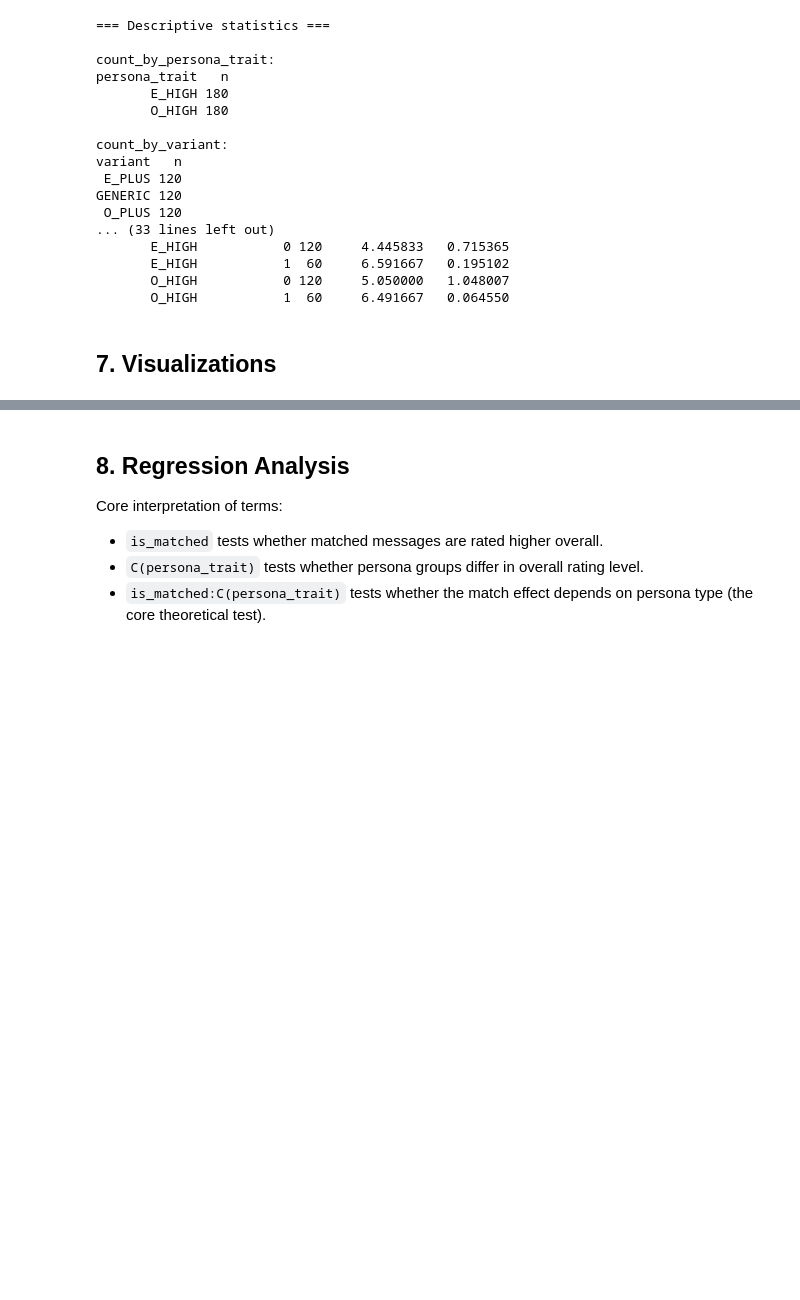
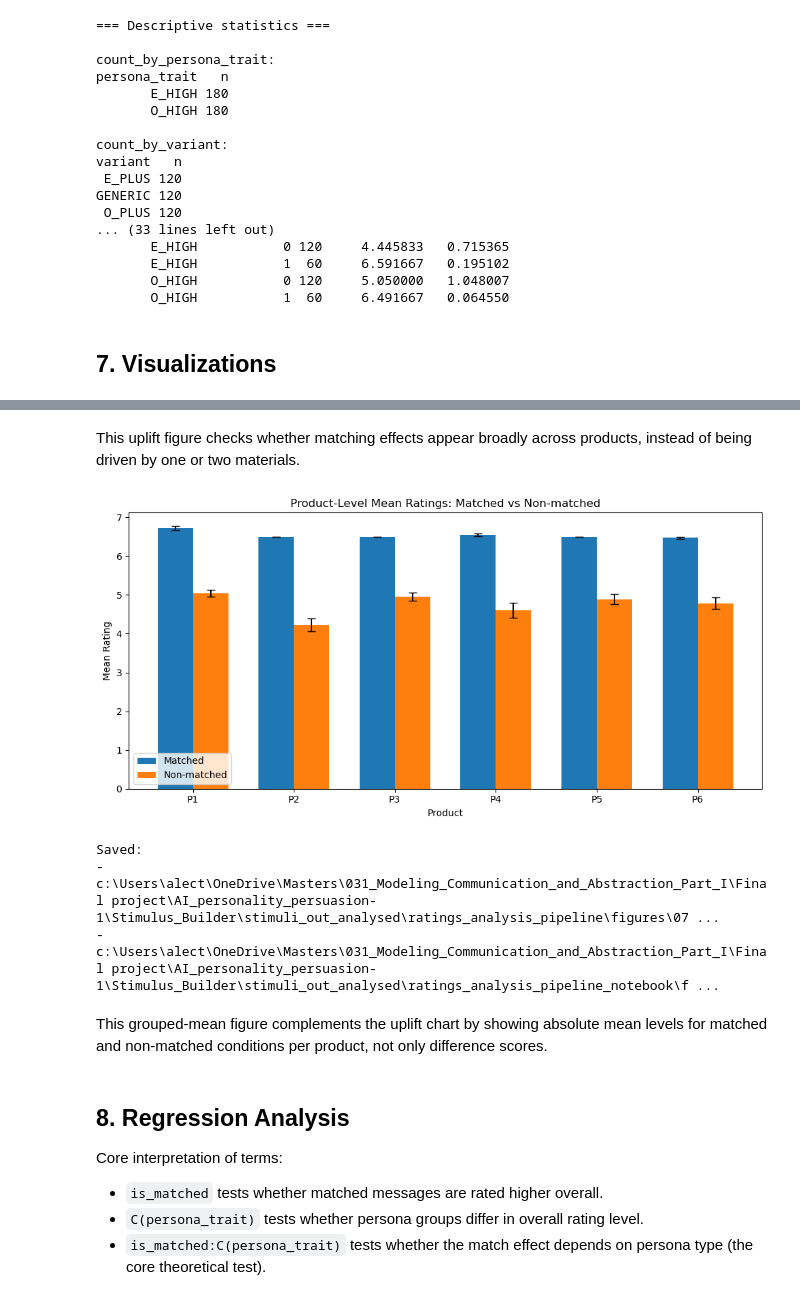
Before and after one commit to JuVerne/AI_personality_persuasion, a Jupyter notebook: Stimulus_Builder/analyze_ratings_pipeline.ipynb, the cells around one changed output, grey strips where cells are left out. Cells and saved outputs as stored; diff of their text form; code cells hidden in the pictures; blank space fills up the shorter version.

```diff
--- a/Stimulus_Builder/analyze_ratings_pipeline.ipynb
+++ b/Stimulus_Builder/analyze_ratings_pipeline.ipynb
@@ -706,3 +874,52 @@ Saved figures:
+# %% [markdown]
+This uplift figure checks whether matching effects appear broadly across products, instead of being driven by one or two materials.
+# %%
+means_df = product_level_matched_uplift.copy().sort_values("product_id").reset_index(drop=True)
+x = np.arange(len(means_df))
+width = 0.35
+
+plt.figure(figsize=(10, 5))
+plt.bar(
+    x - width / 2,
+    means_df["mean_matched"],
+    width=width,
+    yerr=means_df["se_matched"],
+    capsize=4,
+    label="Matched",
+)
+plt.bar(
+    x + width / 2,
+    means_df["mean_nonmatched"],
+    width=width,
+    yerr=means_df["se_nonmatched"],
+    capsize=4,
+    label="Non-matched",
+)
+plt.xticks(x, means_df["product_id"], rotation=0)
+plt.title("Product-Level Mean Ratings: Matched vs Non-matched")
+plt.xlabel("Product")
+plt.ylabel("Mean Rating")
+plt.legend()
+plt.tight_layout()
+
+for target_dir in [CANONICAL_OUT_DIR, OUT_DIR]:
+    fig_dir = target_dir / "figures"
+    fig_dir.mkdir(parents=True, exist_ok=True)
+    plt.savefig(fig_dir / "07_product_level_matched_vs_nonmatched.png", dpi=300)
+
+plt.show()
+plt.close()
+
+print("Saved:")
+print("-", CANONICAL_OUT_DIR / "figures" / "07_product_level_matched_vs_nonmatched.png")
+print("-", OUT_DIR / "figures" / "07_product_level_matched_vs_nonmatched.png")
+# %% [output]
+[figure, added]
+Saved:
+- c:\Users\alect\OneDrive\Masters\031_Modeling_Communication_and_Abstraction_Part_I\Final project\AI_personality_persuasion-1\Stimulus_Builder\stimuli_out_analysed\ratings_analysis_pipeline\figures\07 ...
+- c:\Users\alect\OneDrive\Masters\031_Modeling_Communication_and_Abstraction_Part_I\Final project\AI_personality_persuasion-1\Stimulus_Builder\stimuli_out_analysed\ratings_analysis_pipeline_notebook\f ...
+# %% [markdown]
+This grouped-mean figure complements the uplift chart by showing absolute mean levels for matched and non-matched conditions per product, not only difference scores.
 # %% [markdown]
 ## 8. Regression Analysis
 
```
Also changed, not shown: parts of 9 cells of this notebook, 9 other files.
